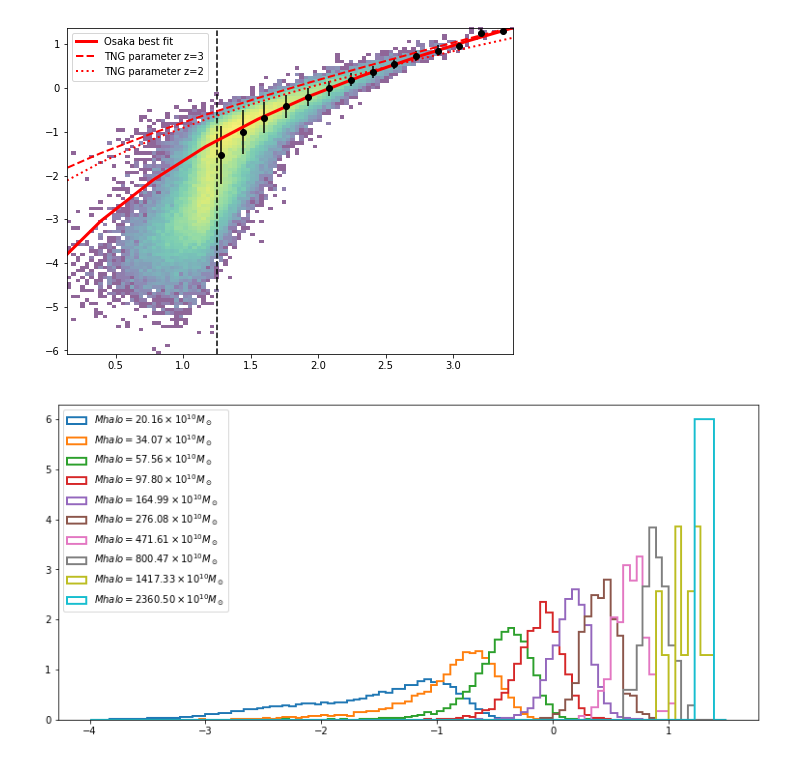
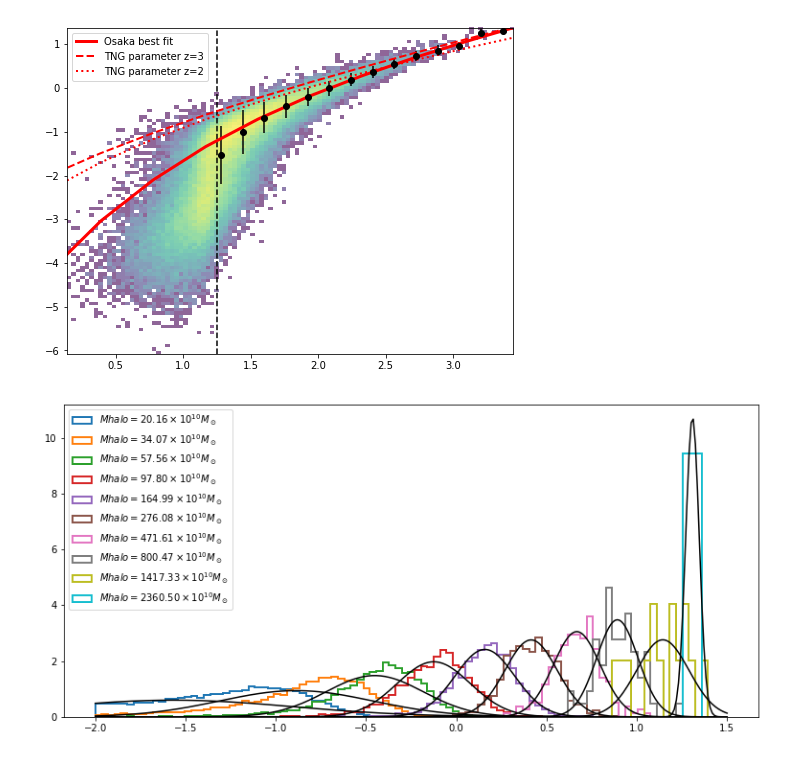
Before and after one commit to AtsushiNishizawa/ska_bao, a Jupyter notebook: Halo2HI/osaka/Halo2HI.ipynb, the cells around one changed output. Saved outputs shown, nothing was run; the diff lists cells and outputs as text; code cells hidden in the pictures.

```diff
--- a/Halo2HI/osaka/Halo2HI.ipynb
+++ b/Halo2HI/osaka/Halo2HI.ipynb
@@ -441,19 +440,21 @@ plt.show()
 # %%
 #
 # derive conditional probability P(M_HI | M_halo)
 #
 %matplotlib inline
 x = np.log10(GM_C200)
 y = np.log10(HIMass_indiv_exact)
 Nbin = 10
 MHalo_bins = np.linspace(1.2,3.5,Nbin+1)
-MHI_bins = np.linspace(-4,1.5, 100)
+MHI_bins = np.linspace(-2,1.5, 100)
+tx = np.linspace(MHI_bins[0], MHI_bins[-1],300)
 fig = plt.figure(figsize=(13,6))
 for i in range(Nbin):
     m = (x>MHalo_bins[i])&(x<=MHalo_bins[i+1])
     mean = np.mean(x[m])
     plt.hist(y[m], bins=MHI_bins, label=r"$Mhalo=%.2f \times 10^{10}M_\odot$"%(10**mean), normed=True, histtype="step", lw=2)
+    plt.plot(tx, np.exp(-(tx-np.mean(y[m]))**2/np.var(y[m])/2)/np.sqrt(2*np.pi*np.var(y[m])), "k-")
 plt.legend(loc="upper left")
 plt.show()
 # %% [output]
-[figure, old version]
+[figure, new version]
```
Also changed, not shown: parts of 1 cell of this notebook.
